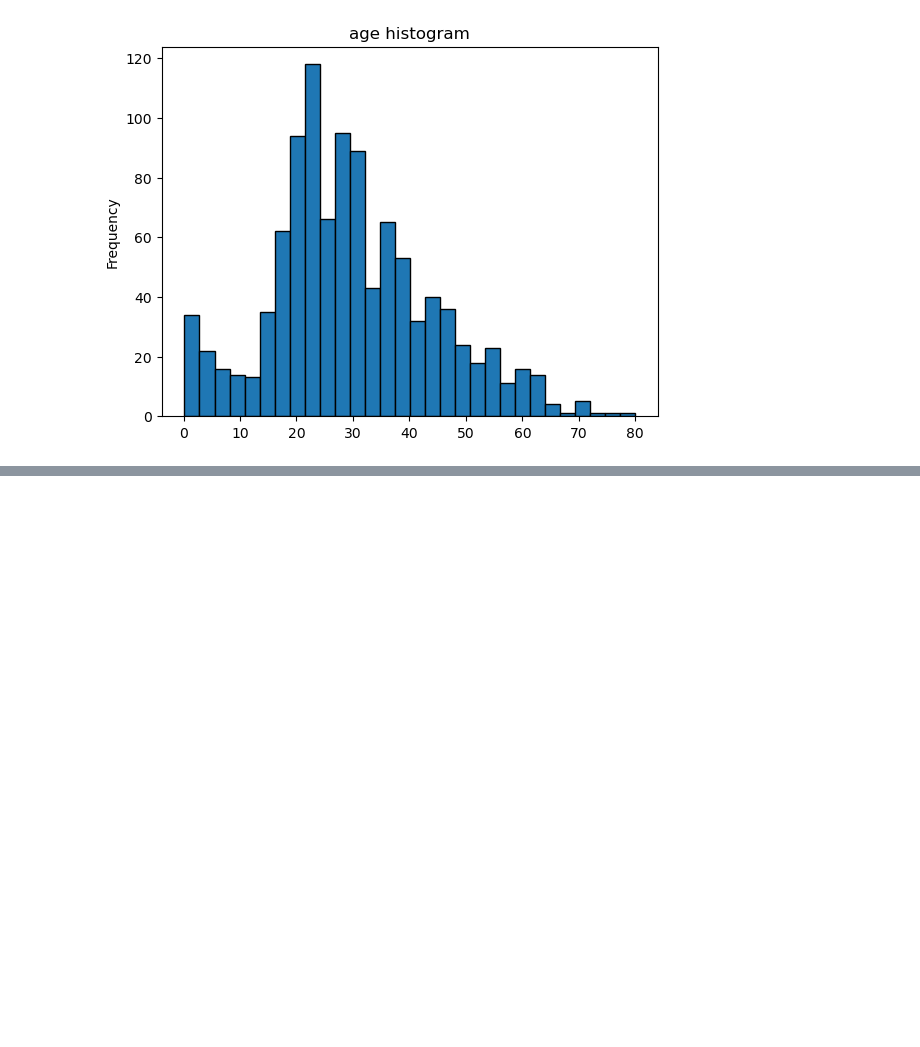
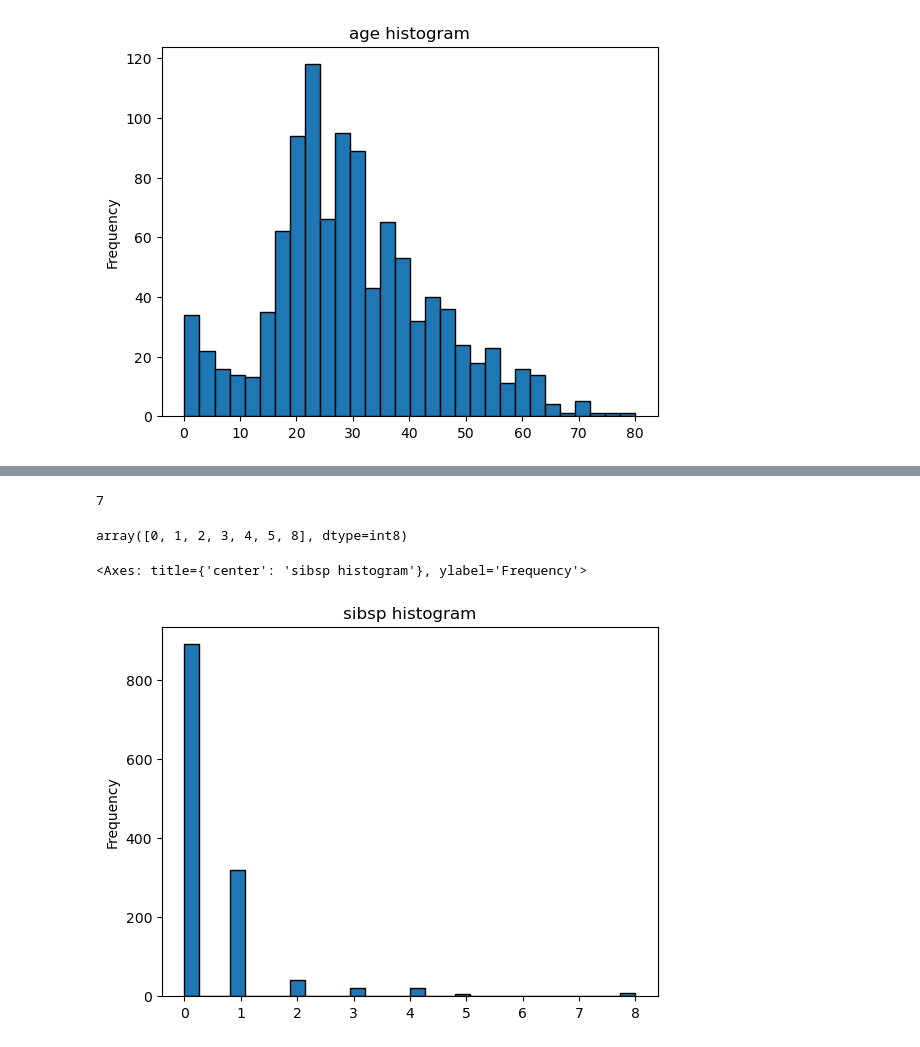
Before and after one commit to dpalacioj/DataAI-Fundamentos-Aplicaciones, a Jupyter notebook: Analitica/proyectos/titanic/notebooks/03_analisis_datos_EDA.ipynb, the cells around one changed output, grey strips where cells are left out. Drawn from its saved outputs; the diff is of its cells as text; code cells hidden in the pictures; blank space fills up the shorter version.

```diff
--- a/Analitica/proyectos/titanic/notebooks/03_analisis_datos_EDA.ipynb
+++ b/Analitica/proyectos/titanic/notebooks/03_analisis_datos_EDA.ipynb
@@ -177,0 +196,2 @@ datos_titanic[column].plot(
+# %%
+column = "sibsp"
@@ -177,0 +210,18 @@ datos_titanic[column].plot(
+# %%
+datos_titanic[column].nunique()
+# %% [output]
+7
+# %%
+# Valores únicos
+datos_titanic[column].unique()
+# %% [output]
+array([0, 1, 2, 3, 4, 5, 8], dtype=int8)
+# %%
+# Histograma con todas las la cantidad de hermanos, hermanas y cónyuges
+
+datos_titanic[column].plot(
+    kind="hist", bins=30, edgecolor="black", title=f"{column} histogram"
+)
+# %% [output]
+<Axes: title={'center': 'sibsp histogram'}, ylabel='Frequency'>
+[figure, added]
```
Also changed, not shown: parts of 68 cells of this notebook.
